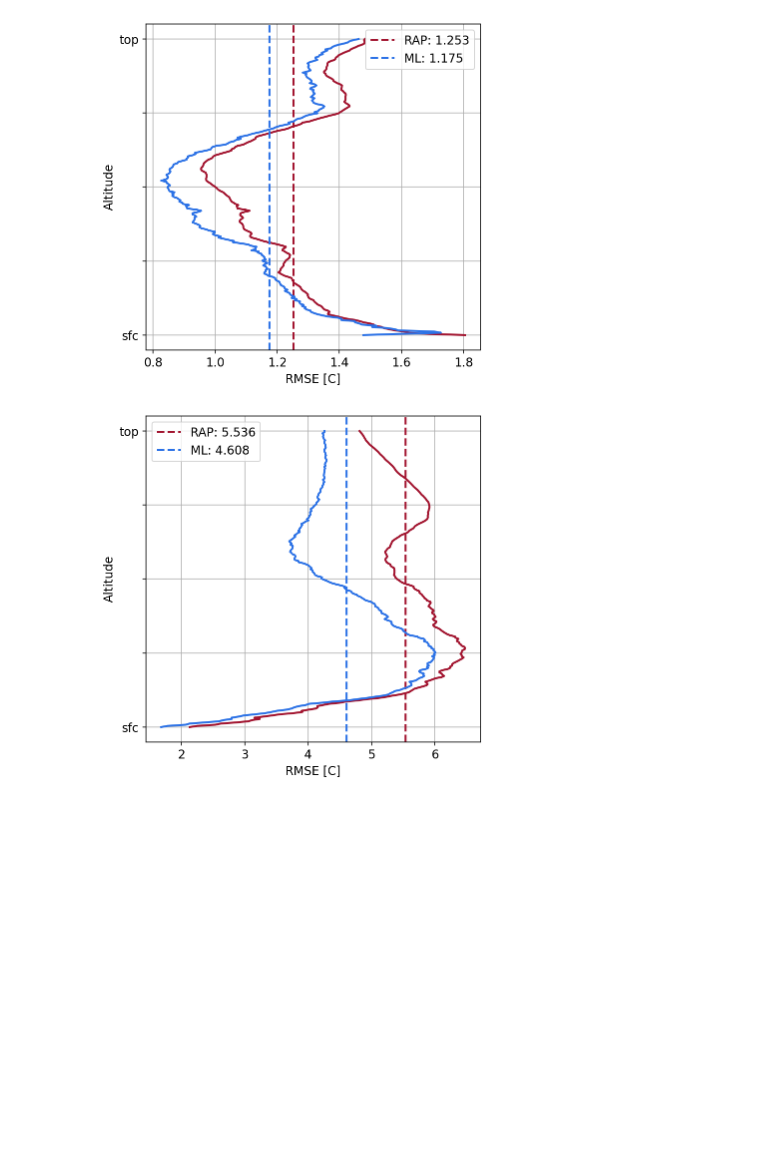
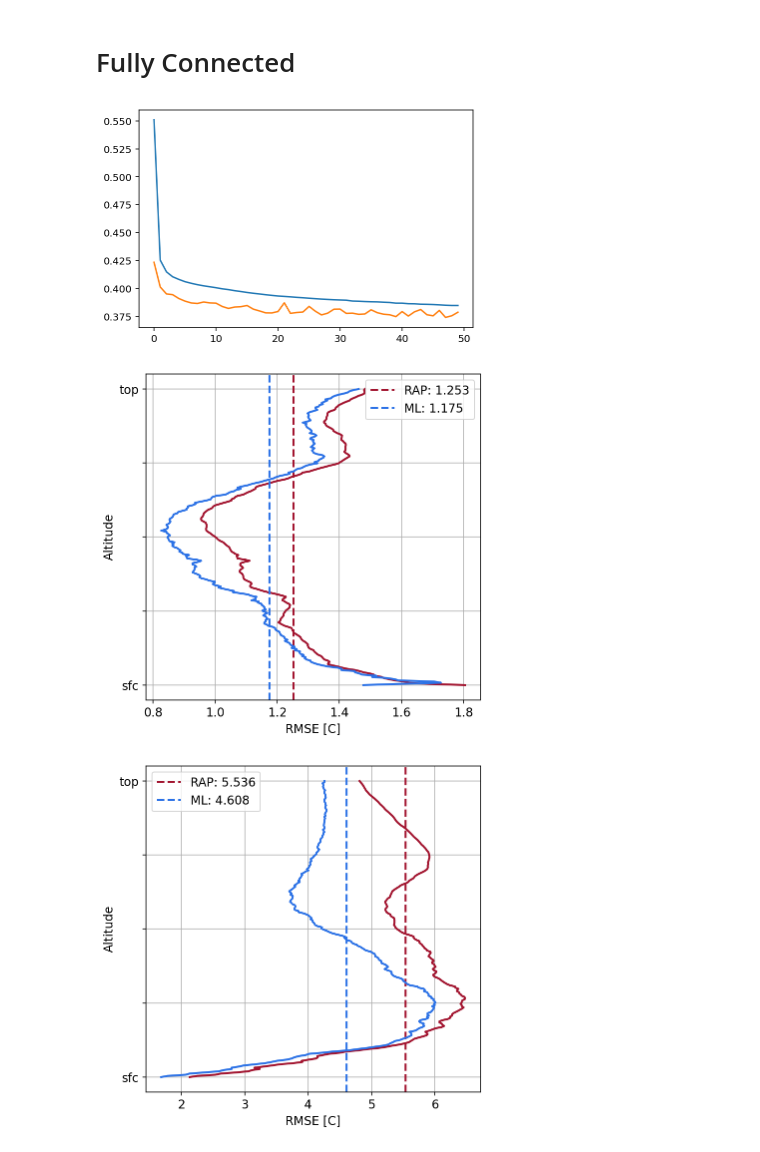
Before and after one commit to stockeh/cira-ml-soundings, a Jupyter notebook: notebooks/results.ipynb, the cells around one changed output. Cells and saved outputs as stored; diff of their text form; code cells hidden in the pictures; blank space fills up the shorter version.

```diff
--- a/notebooks/results.ipynb
+++ b/notebooks/results.ipynb
@@ -75,14 +83,20 @@ for v in ['temperature', 'dewpoint']:
+# %% [markdown]
+# Fully Connected
 # %%
 df = pd.read_csv(os.path.join(VOL, 'fully_connected_model_temperature_dewpoint.csv'))
 
 i = df.sort_values(['ml_temperature_test_mean_rmse']).index[0]
+fig, ax = plt.subplots()
+ax.plot(np.asarray(literal_eval(df.iloc[i][f'root_mean_squared_error'])))
+ax.plot(np.asarray(literal_eval(df.iloc[i][f'val_root_mean_squared_error'])))
 for v in ['temperature', 'dewpoint']:
     ml_rmse = np.asarray(literal_eval(df.iloc[i][f'ml_{v}_test_rmse']))
     ml_mean_rmse = df.iloc[i][f'ml_{v}_test_mean_rmse']
     rap_rmse = baseline[f'rap_{v}_test_rmse']
     rap_mean_rmse = baseline[f'rap_{v}_test_mean_rmse']
 
     results_plot.plot_altitude_rmse_verticle_2(ml_rmse, ml_mean_rmse, rap_rmse, rap_mean_rmse)
 # %% [output]
-[figure, old version]
+[figure, new version]
-[figure, old version]
+[figure, new version]
+[figure, added]
```
Also changed, not shown: parts of 19 cells of this notebook, 16 other files.
